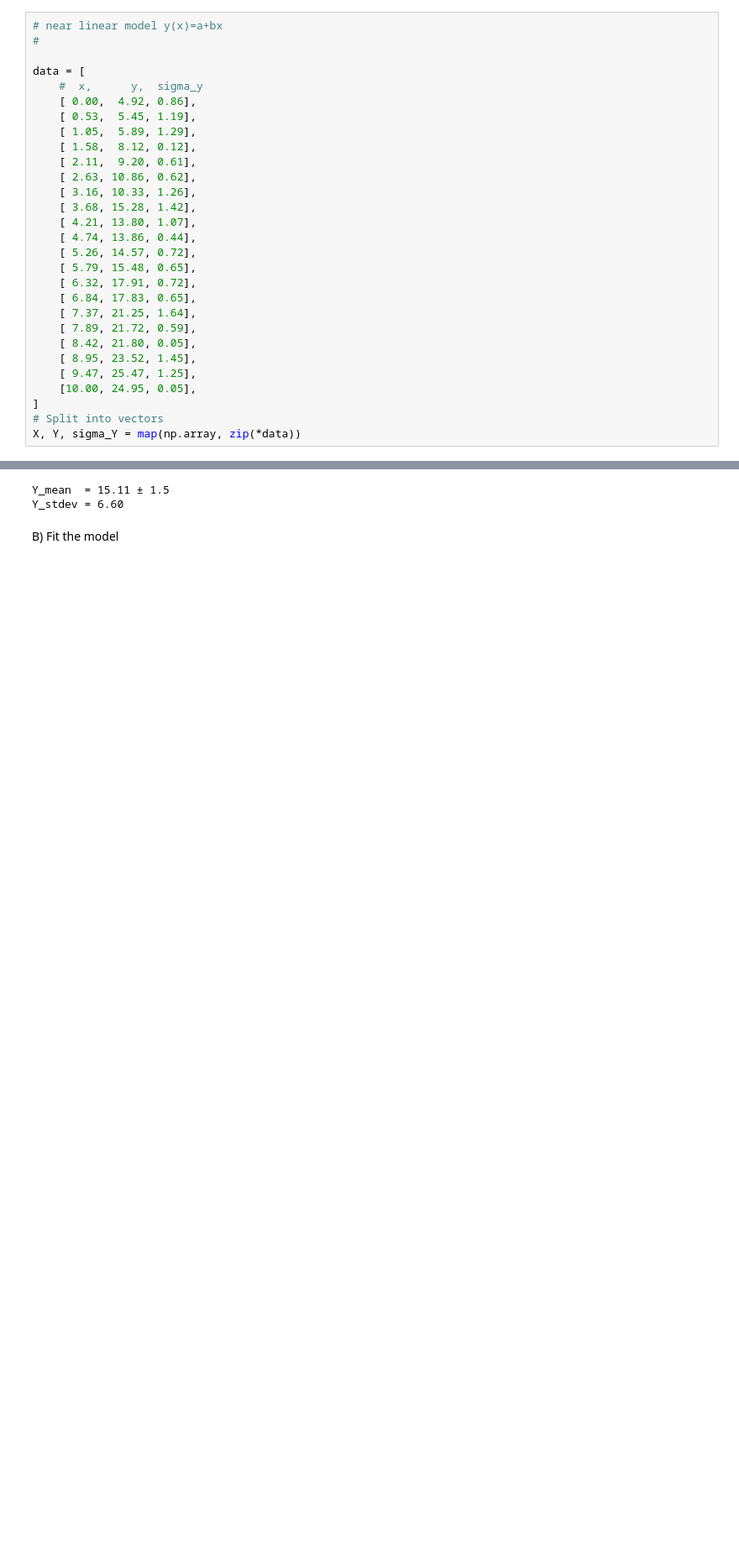
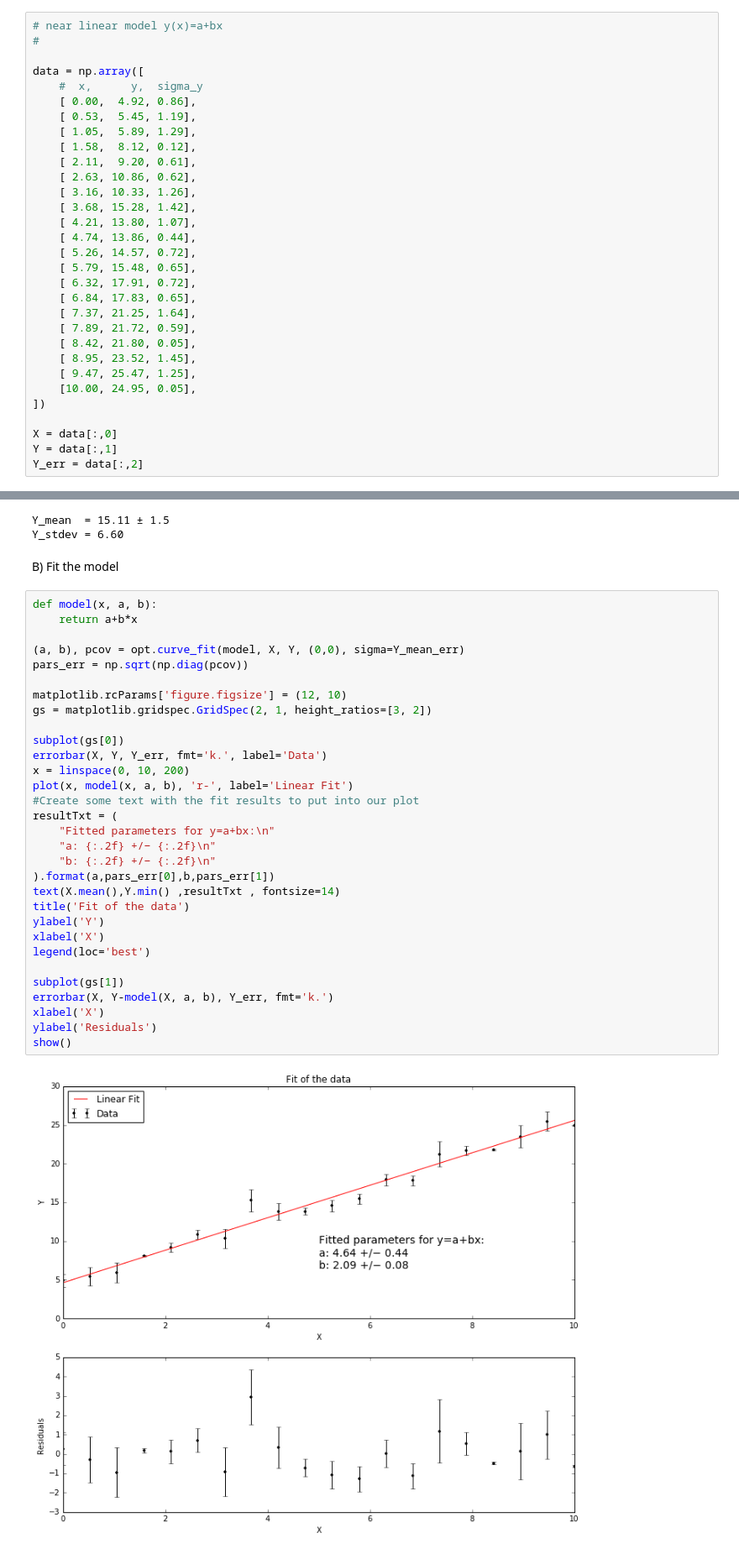
Before and after one commit to sefffal/physics, a Jupyter notebook: PHYS 250 - Lecture/Assignment 1.ipynb, the cells around one changed output, grey strips where cells are left out. Shown at 84% size. Saved outputs shown, nothing was run; the diff lists cells and outputs as text; blank space fills up the shorter version.

```diff
--- a/PHYS 250 - Lecture/Assignment 1.ipynb
+++ b/PHYS 250 - Lecture/Assignment 1.ipynb
@@ -49,7 +123,7 @@ f(3.2±0.4, 4.1±0.6) = -1.5 ± 0.4
 # near linear model y(x)=a+bx
 #
 
-data = [
+data = np.array([
     #  x,      y,  sigma_y
     [ 0.00,  4.92, 0.86],
     [ 0.53,  5.45, 1.19],
@@ -71,9 +145,11 @@ data = [
     [ 8.95, 23.52, 1.45],
     [ 9.47, 25.47, 1.25],
     [10.00, 24.95, 0.05],
-]
-# Split into vectors
-X, Y, sigma_Y = map(np.array, zip(*data))
+])
+
+X = data[:,0]
+Y = data[:,1]
+Y_err = data[:,2]
 # %% [markdown]
 A) Evaluate the mean, standard deviation, and error on the mean of Y
 # %%
@@ -88,3 +164,36 @@ Y_mean  = 15.11 ± 1.5
 Y_stdev = 6.60
 # %% [markdown]
 B) Fit the model
+# %%
+def model(x, a, b):
+    return a+b*x
+
+(a, b), pcov = opt.curve_fit(model, X, Y, (0,0), sigma=Y_mean_err)
+pars_err = np.sqrt(np.diag(pcov))
+
+matplotlib.rcParams['figure.figsize'] = (12, 10)
+gs = matplotlib.gridspec.GridSpec(2, 1, height_ratios=[3, 2])
+
+subplot(gs[0])
+errorbar(X, Y, Y_err, fmt='k.', label='Data')
+x = linspace(0, 10, 200)
+plot(x, model(x, a, b), 'r-', label='Linear Fit')
+#Create some text with the fit results to put into our plot
+resultTxt = (
+    "Fitted parameters for y=a+bx:\n"
+    "a: {:.2f} +/− {:.2f}\n"
+    "b: {:.2f} +/− {:.2f}\n"
+).format(a,pars_err[0],b,pars_err[1])
+text(X.mean(),Y.min() ,resultTxt , fontsize=14)
+title('Fit of the data')
+ylabel('Y')
+xlabel('X')
+legend(loc='best')
+
+subplot(gs[1])
+errorbar(X, Y-model(X, a, b), Y_err, fmt='k.')
+xlabel('X')
+ylabel('Residuals')
+show()
+# %% [output]
+[figure, added]
```
Also changed, not shown: parts of 7 cells of this notebook, 14 other files.
